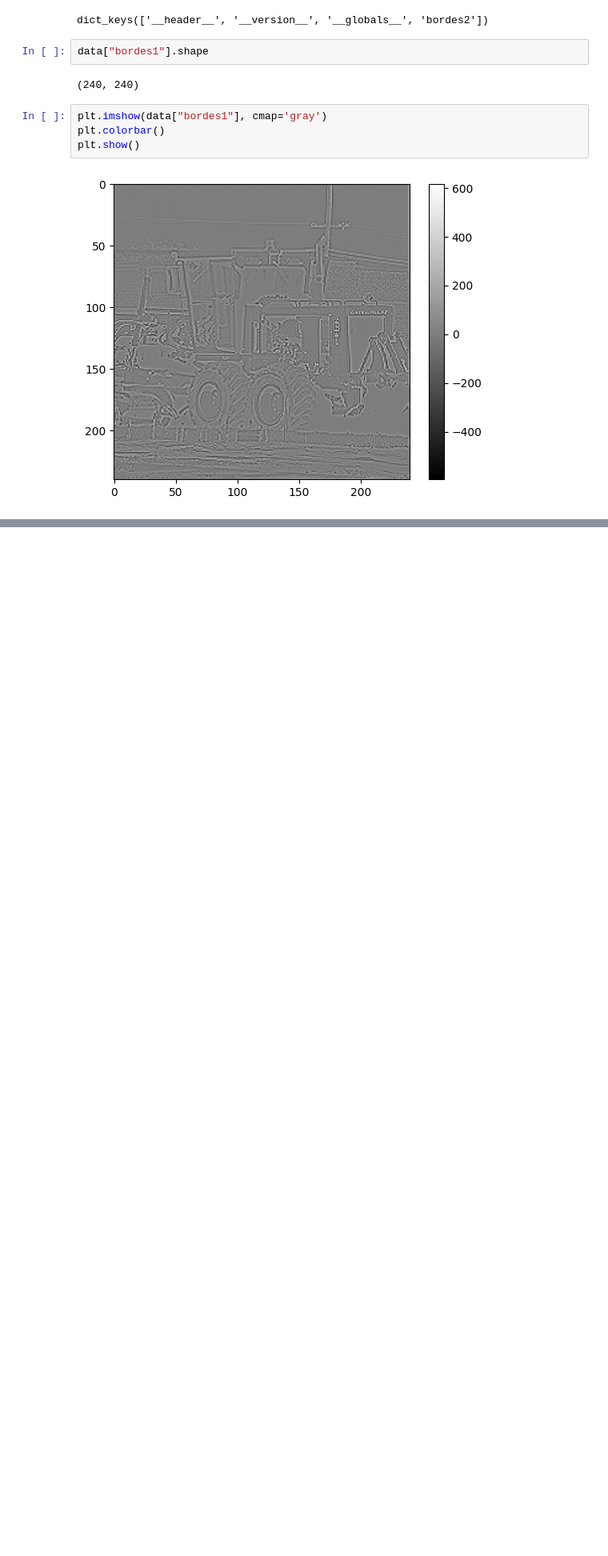
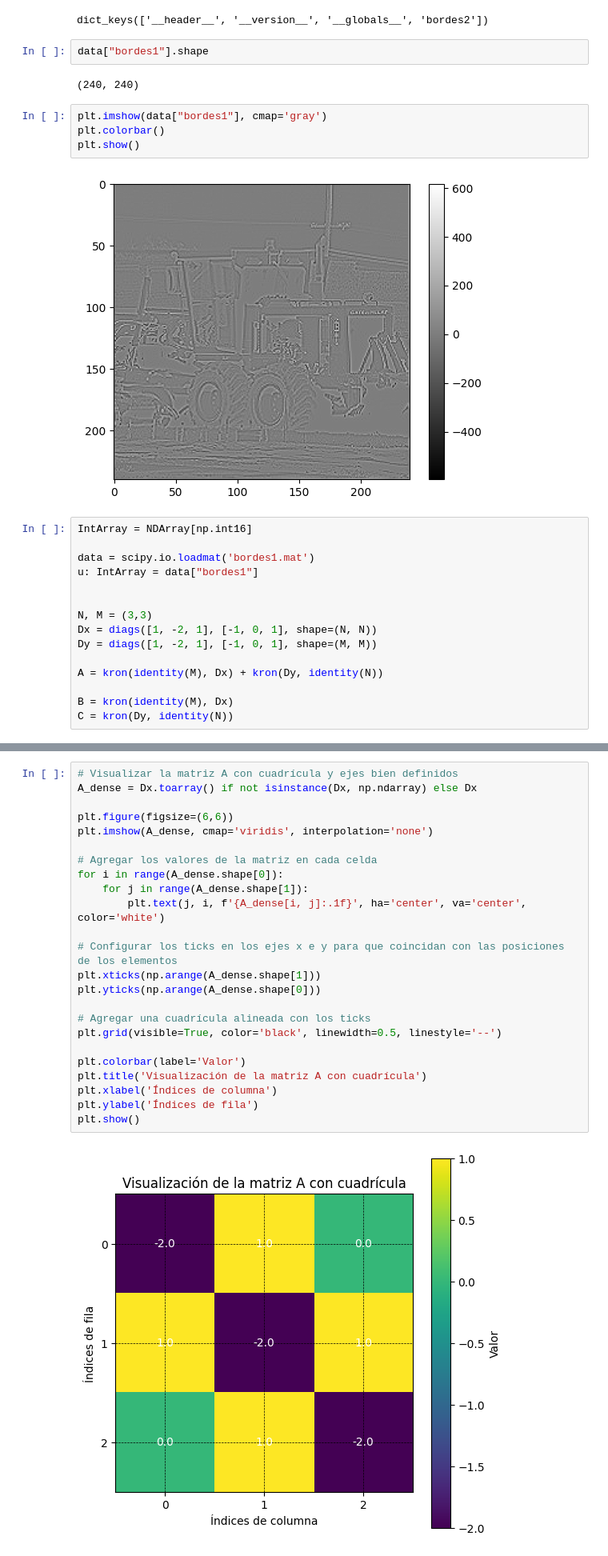
Before and after one commit to Things-I-learn/Analisis-Numerico-2024, a Jupyter notebook: Imagenes/Exploracion.ipynb, the cells around one changed output, grey strips where cells are left out. Shown at 80% size. Saved outputs shown, nothing was run; the diff lists cells and outputs as text; blank space fills up the shorter version.

```diff
--- a/Imagenes/Exploracion.ipynb
+++ b/Imagenes/Exploracion.ipynb
@@ -22,3 +31,18 @@ plt.colorbar()
 plt.show()
 # %% [output]
 [figure]
+# %%
+IntArray = NDArray[np.int16]
+
+data = scipy.io.loadmat('bordes1.mat')
+u: IntArray = data["bordes1"]
+
+
+N, M = (3,3)
+Dx = diags([1, -2, 1], [-1, 0, 1], shape=(N, N))
+Dy = diags([1, -2, 1], [-1, 0, 1], shape=(M, M))
+
+A = kron(identity(M), Dx) + kron(Dy, identity(N))
+
+B = kron(identity(M), Dx)
+C = kron(Dy, identity(N))
@@ -48,0 +79,26 @@ plt.show()
+# %%
+# Visualizar la matriz A con cuadrícula y ejes bien definidos
+A_dense = Dx.toarray() if not isinstance(Dx, np.ndarray) else Dx
+
+plt.figure(figsize=(6,6))
+plt.imshow(A_dense, cmap='viridis', interpolation='none')
+
+# Agregar los valores de la matriz en cada celda
+for i in range(A_dense.shape[0]):
+    for j in range(A_dense.shape[1]):
+        plt.text(j, i, f'{A_dense[i, j]:.1f}', ha='center', va='center', color='white')
+
+# Configurar los ticks en los ejes x e y para que coincidan con las posiciones de los elementos
+plt.xticks(np.arange(A_dense.shape[1]))
+plt.yticks(np.arange(A_dense.shape[0]))
+
+# Agregar una cuadrícula alineada con los ticks
+plt.grid(visible=True, color='black', linewidth=0.5, linestyle='--')
+
+plt.colorbar(label='Valor')
+plt.title('Visualización de la matriz A con cuadrícula')
+plt.xlabel('Índices de columna')
+plt.ylabel('Índices de fila')
+plt.show()
+# %% [output]
+[figure, added]
```
Also changed, not shown: parts of 10 cells of this notebook, 16 other files.
